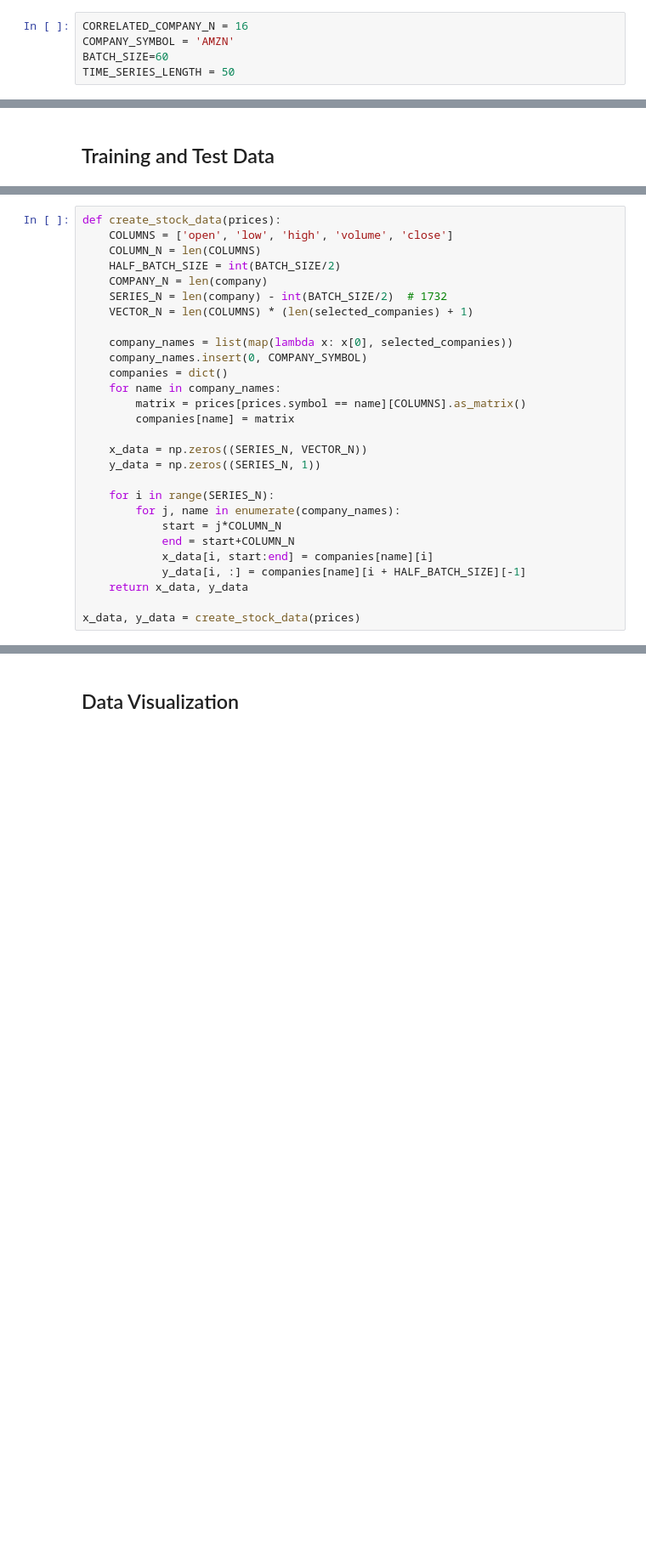
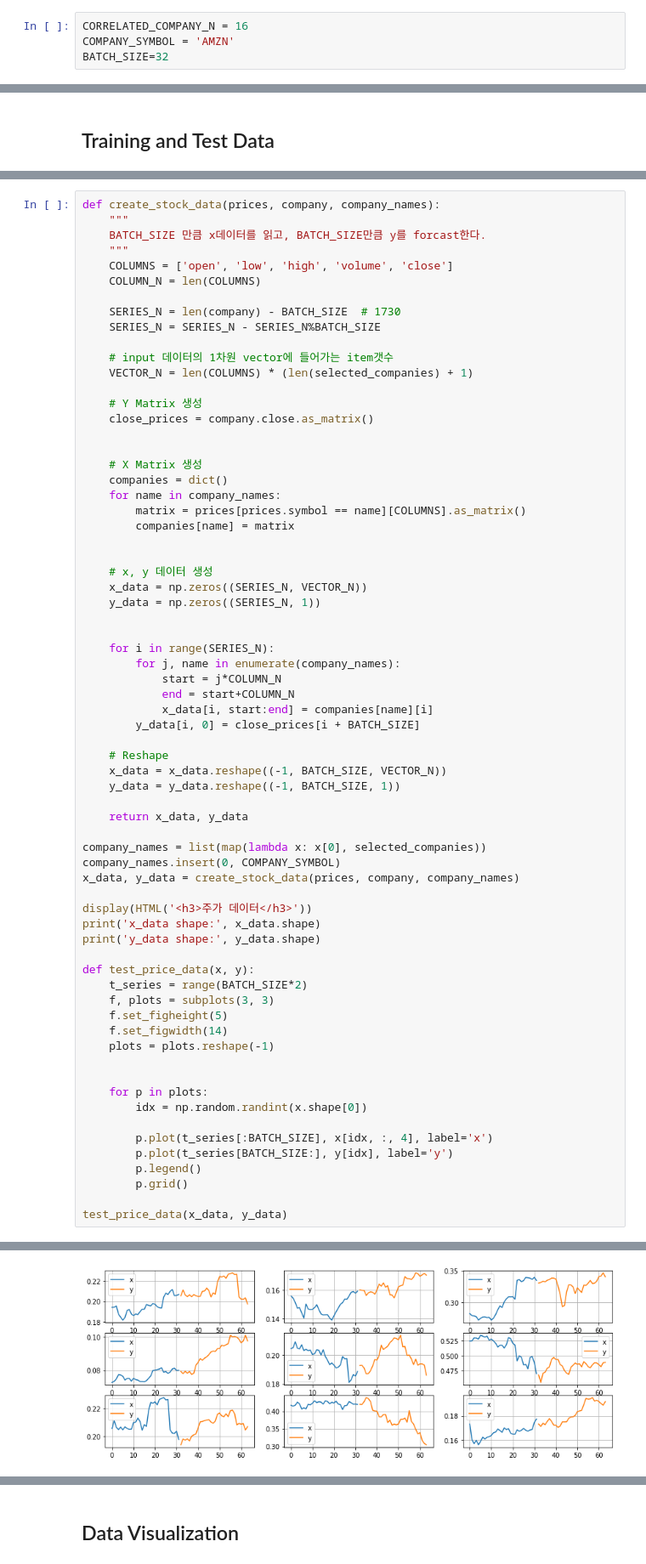
Before and after one commit to AndersonJo/stock-market-prediction, a Jupyter notebook: Kaggle New York Stock Exchange Prediction.ipynb, the cells around one changed output, grey strips where cells are left out. Shown: that part at 85% size. Saved outputs shown, nothing was run; the diff lists cells and outputs as text; blank space fills up the shorter version.

Commit message:
Add training and test data

```diff
--- a/Kaggle New York Stock Exchange Prediction.ipynb
+++ b/Kaggle New York Stock Exchange Prediction.ipynb
@@ -35,8 +35,7 @@ Using TensorFlow backend.
 # %%
 CORRELATED_COMPANY_N = 16
 COMPANY_SYMBOL = 'AMZN'
-BATCH_SIZE=60
-TIME_SERIES_LENGTH = 50
+BATCH_SIZE=32
 # %% [markdown]
 # Data
 ## securities.csv
@@ -173,28 +197,69 @@ prices[['open', 'low', 'high', 'volume', 'close']].head()
 # %%
-def create_stock_data(prices):
+def create_stock_data(prices, company, company_names):
+    """
+    BATCH_SIZE 만큼 x데이터를 읽고, BATCH_SIZE만큼 y를 forcast한다.
+    """
     COLUMNS = ['open', 'low', 'high', 'volume', 'close']
     COLUMN_N = len(COLUMNS)
-    HALF_BATCH_SIZE = int(BATCH_SIZE/2)
-    COMPANY_N = len(company)
-    SERIES_N = len(company) - int(BATCH_SIZE/2)  # 1732
+
+    SERIES_N = len(company) - BATCH_SIZE  # 1730
+    SERIES_N = SERIES_N - SERIES_N%BATCH_SIZE
+
+    # input 데이터의 1차원 vector에 들어가는 item갯수
     VECTOR_N = len(COLUMNS) * (len(selected_companies) + 1)
 
-    company_names = list(map(lambda x: x[0], selected_companies))
-    company_names.insert(0, COMPANY_SYMBOL)
+    # Y Matrix 생성
+    close_prices = company.close.as_matrix()
+
+
+    # X Matrix 생성
     companies = dict()
     for name in company_names:
         matrix = prices[prices.symbol == name][COLUMNS].as_matrix()
         companies[name] = matrix
 
+
+    # x, y 데이터 생성
     x_data = np.zeros((SERIES_N, VECTOR_N))
     y_data = np.zeros((SERIES_N, 1))
+
 
     for i in range(SERIES_N):
         for j, name in enumerate(company_names):
             start = j*COLUMN_N
             end = start+COLUMN_N
             x_data[i, start:end] = companies[name][i]
-            y_data[i, :] = companies[name][i + HALF_BATCH_SIZE][-1]
+        y_data[i, 0] = close_prices[i + BATCH_SIZE]
+
+    # Reshape
+    x_data = x_data.reshape((-1, BATCH_SIZE, VECTOR_N))
+    y_data = y_data.reshape((-1, BATCH_SIZE, 1))
+
     return x_data, y_data
 
-x_data, y_data = create_stock_data(prices)
+company_names = list(map(lambda x: x[0], selected_companies))
+company_names.insert(0, COMPANY_SYMBOL)
+x_data, y_data = create_stock_data(prices, company, company_names)
+
+display(HTML('<h3>주가 데이터</h3>'))
+print('x_data shape:', x_data.shape)
+print('y_data shape:', y_data.shape)
+
+def test_price_data(x, y):
+    t_series = range(BATCH_SIZE*2)
+    f, plots = subplots(3, 3)
+    f.set_figheight(5)
+    f.set_figwidth(14)
+    plots = plots.reshape(-1)
+
+
+    for p in plots:
+        idx = np.random.randint(x.shape[0])
+
+        p.plot(t_series[:BATCH_SIZE], x[idx, :, 4], label='x')
+        p.plot(t_series[BATCH_SIZE:], y[idx], label='y')
+        p.legend()
+        p.grid()
+
+test_price_data(x_data, y_data)
+# %% [output]
@@ -200,0 +269 @@ x_data, y_data = create_stock_data(prices)
+[figure, added]
```
Also changed, not shown: parts of 8 cells of this notebook.
